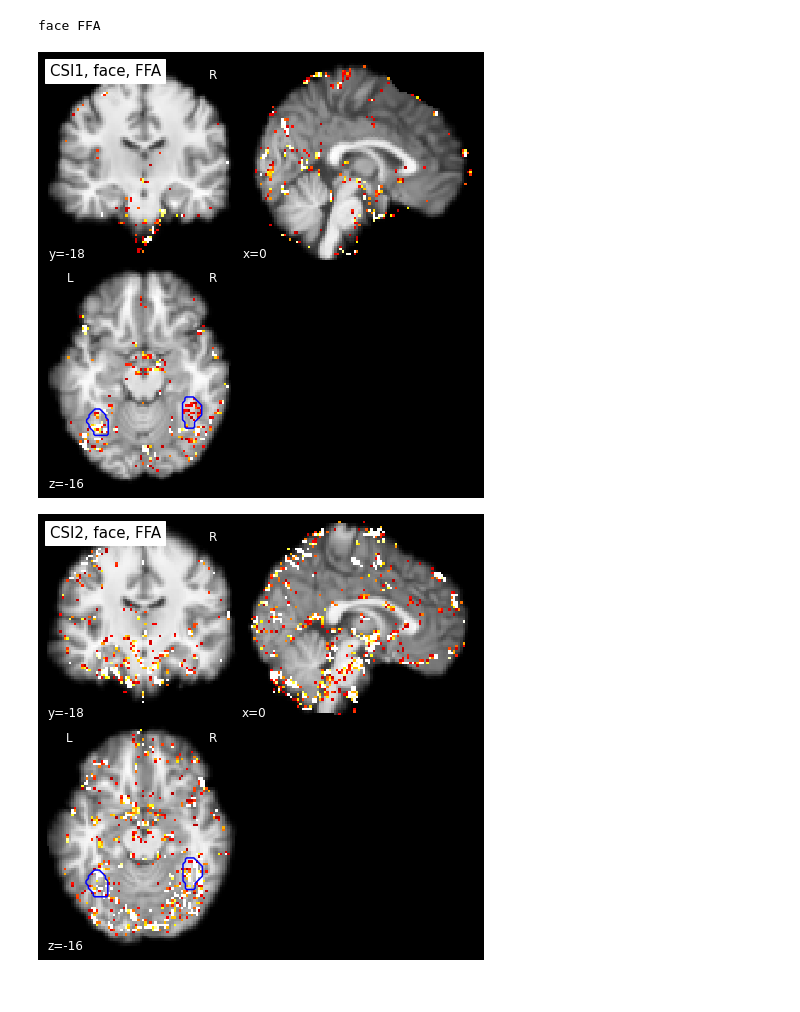
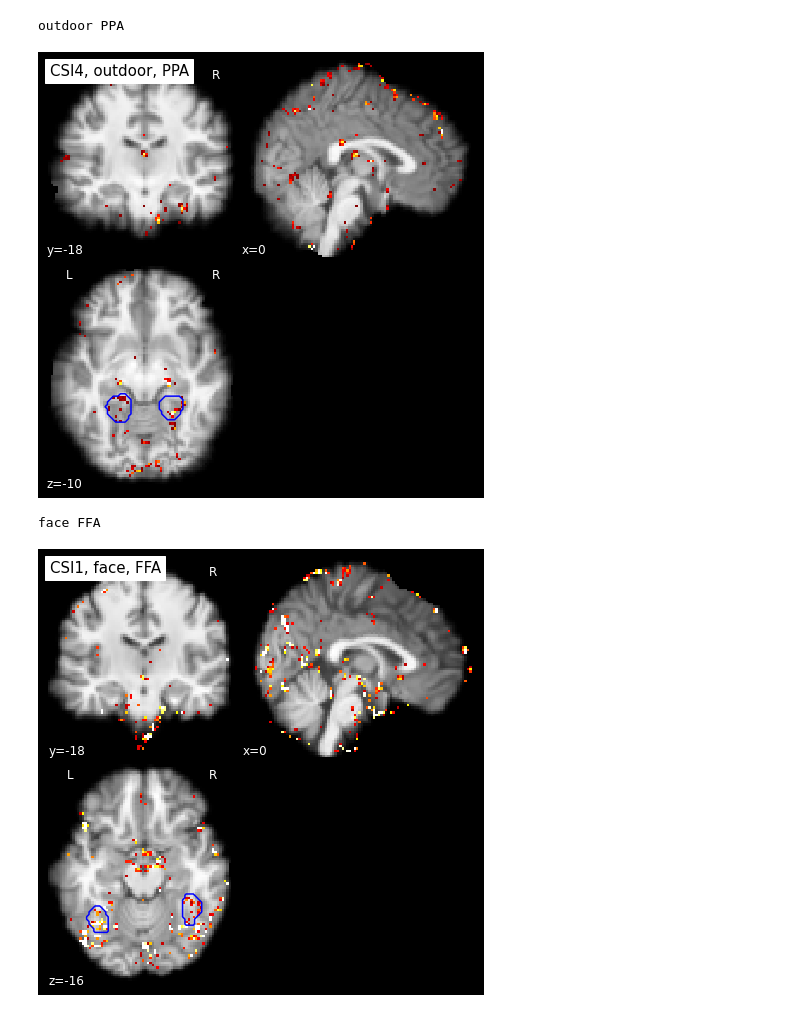
Before and after one commit to khademi/Neural-Decoding, a Jupyter notebook: contour.ipynb, the cells around one changed output. Cells and saved outputs as stored; diff of their text form; code cells hidden in the pictures.

```diff
--- a/contour.ipynb
+++ b/contour.ipynb
@@ -70,6 +90,10 @@ outdoor PPA
+# %%
+plot_ig('PPA', 92, 3, vmin=1e-5, thr=1e-4, vmax=0.0005, z=-10)
+# %% [output]
+outdoor PPA
+[figure, added]
 # %%
-plot_ig('FFA', 90, vmin=2e-5, thr=4e-5, vmax=0.0001)
+plot_ig('FFA', 90, 0, vmin=2e-5, thr=4e-5, vmax=0.0001)
 # %% [output]
 face FFA
-[figure, old version]
+[figure, new version]
-[figure, removed]
```
Also changed, not shown: parts of 16 cells of this notebook, 3 other files.
